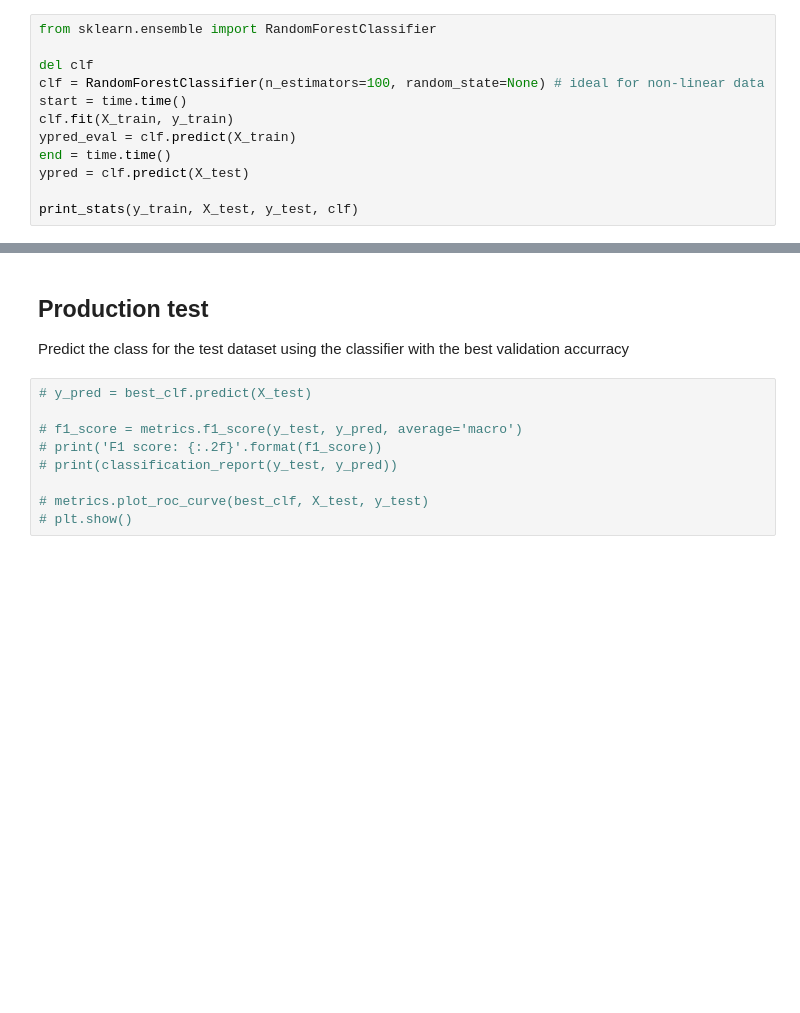
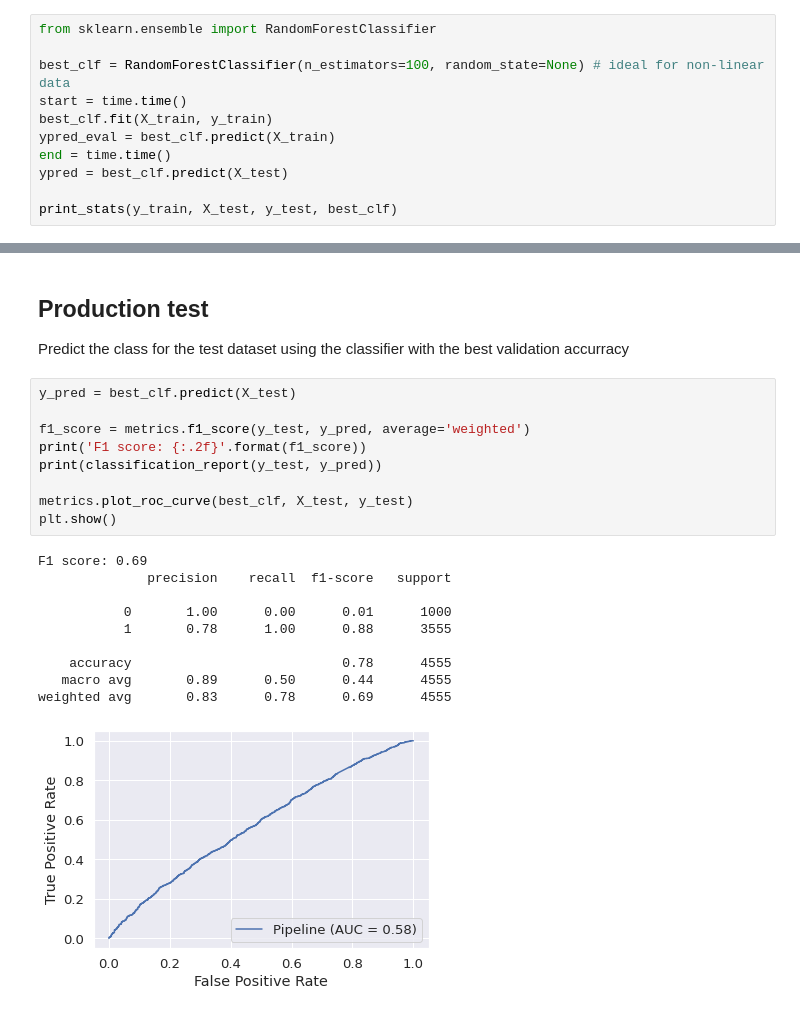
Before and after one commit to MatthewZid/ErgasiaML, a Jupyter notebook: src/personalityML.ipynb, the cells around one changed output, grey strips where cells are left out. Drawn from its saved outputs; the diff is of its cells as text; blank space fills up the shorter version.

```diff
--- a/src/personalityML.ipynb
+++ b/src/personalityML.ipynb
@@ -709,13 +689,12 @@ mean f1: 0.438, sigma f1: 0.003, 95% conf: 0.432 - 0.445
 # %%
 from sklearn.ensemble import RandomForestClassifier
 
-del clf
-clf = RandomForestClassifier(n_estimators=100, random_state=None) # ideal for non-linear data
+best_clf = RandomForestClassifier(n_estimators=100, random_state=None) # ideal for non-linear data
 start = time.time()
-clf.fit(X_train, y_train)
-ypred_eval = clf.predict(X_train)
+best_clf.fit(X_train, y_train)
+ypred_eval = best_clf.predict(X_train)
 end = time.time()
-ypred = clf.predict(X_test)
+ypred = best_clf.predict(X_test)
 
-print_stats(y_train, X_test, y_test, clf)
+print_stats(y_train, X_test, y_test, best_clf)
 # %% [output]
@@ -744,11 +723,22 @@ weighted avg       0.67      0.77      0.69      6377
 ## Production test
 Predict the class for the test dataset using the classifier with the best validation accurracy
 # %%
-# y_pred = best_clf.predict(X_test)
+y_pred = best_clf.predict(X_test)
 
-# f1_score = metrics.f1_score(y_test, y_pred, average='macro')
-# print('F1 score: {:.2f}'.format(f1_score))
-# print(classification_report(y_test, y_pred))
+f1_score = metrics.f1_score(y_test, y_pred, average='weighted')
+print('F1 score: {:.2f}'.format(f1_score))
+print(classification_report(y_test, y_pred))
 
-# metrics.plot_roc_curve(best_clf, X_test, y_test)
-# plt.show()
+metrics.plot_roc_curve(best_clf, X_test, y_test)
+plt.show()
+# %% [output]
+F1 score: 0.69
+              precision    recall  f1-score   support
+
+           0       1.00      0.00      0.01      1000
+           1       0.78      1.00      0.88      3555
+
+    accuracy                           0.78      4555
+   macro avg       0.89      0.50      0.44      4555
+weighted avg       0.83      0.78      0.69      4555
+[figure, added]
```
Also changed, not shown: parts of 33 cells of this notebook.
